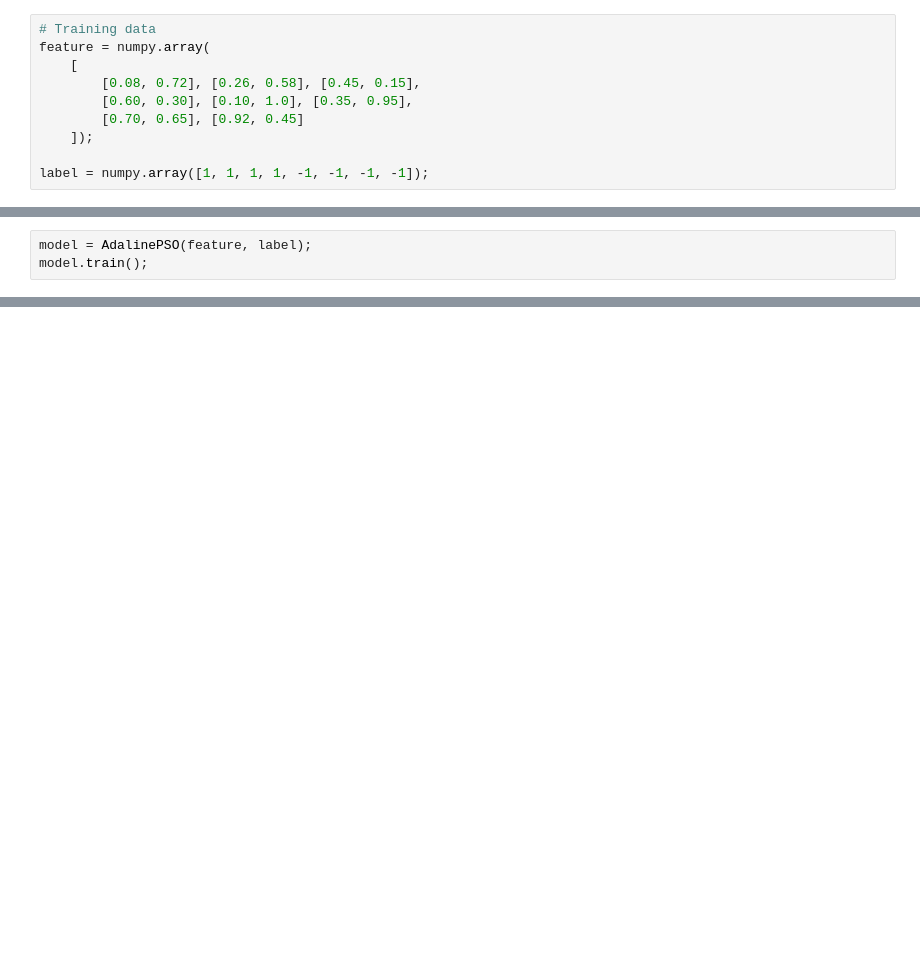
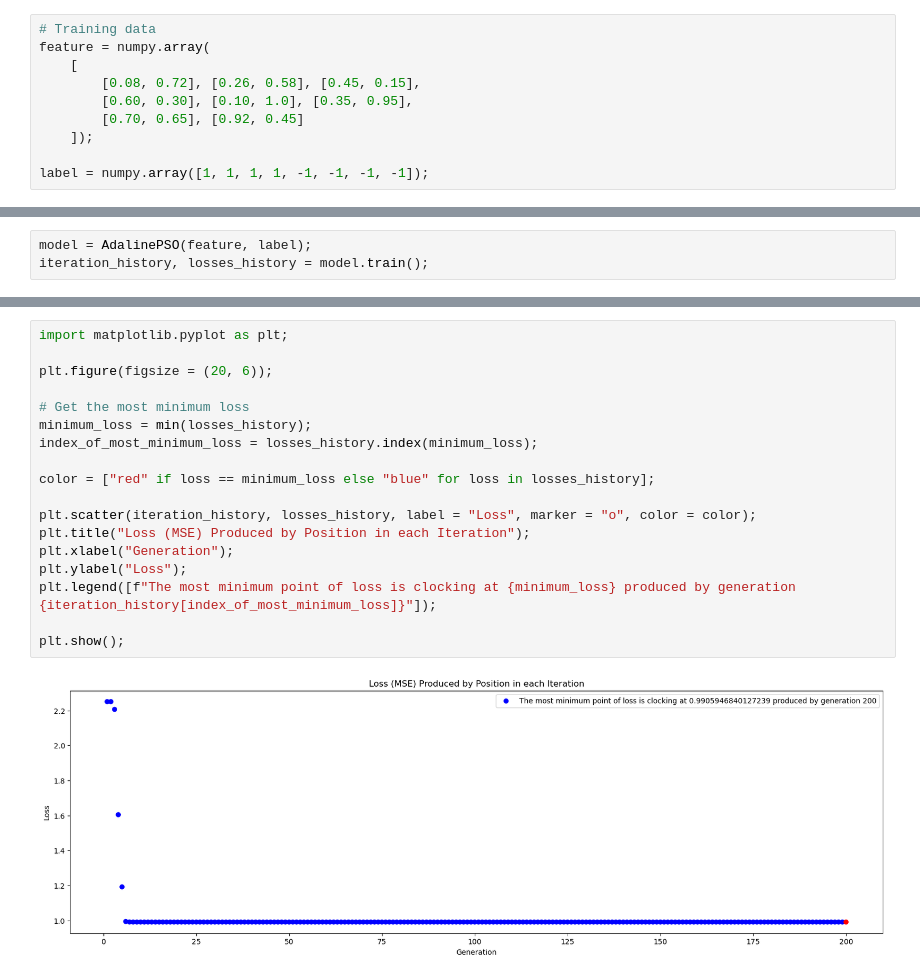
Before and after one commit to yosua-kristianto/ml-self-learning, a Jupyter notebook: May 24 2024/Number 1/Number 1b - PSO.ipynb, the cells around one changed output, grey strips where cells are left out. Saved outputs shown, nothing was run; the diff lists cells and outputs as text; blank space fills up the shorter version.

```diff
--- a/May 24 2024/Number 1/Number 1b - PSO.ipynb
+++ b/May 24 2024/Number 1/Number 1b - PSO.ipynb
@@ -88,4 +107,4 @@ class AdalinePSO:
 # %%
 model = AdalinePSO(feature, label);
-model.train();
+iteration_history, losses_history = model.train();
 # %% [output]
@@ -92,0 +157,20 @@ Best weights - weight_x1: -3.0498925494977516, weight_x2: -3.6950158757625267, b
+# %%
+import matplotlib.pyplot as plt;
+
+plt.figure(figsize = (20, 6));
+
+# Get the most minimum loss
+minimum_loss = min(losses_history);
+index_of_most_minimum_loss = losses_history.index(minimum_loss);
+
+color = ["red" if loss == minimum_loss else "blue" for loss in losses_history];
+
+plt.scatter(iteration_history, losses_history, label = "Loss", marker = "o", color = color);
+plt.title("Loss (MSE) Produced by Position in each Iteration");
+plt.xlabel("Generation");
+plt.ylabel("Loss");
+plt.legend([f"The most minimum point of loss is clocking at {minimum_loss} produced by generation {iteration_history[index_of_most_minimum_loss]}"]);
+
+plt.show();
+# %% [output]
+[figure, added]
```
Also changed, not shown: parts of 3 cells of this notebook, 5 other files.
